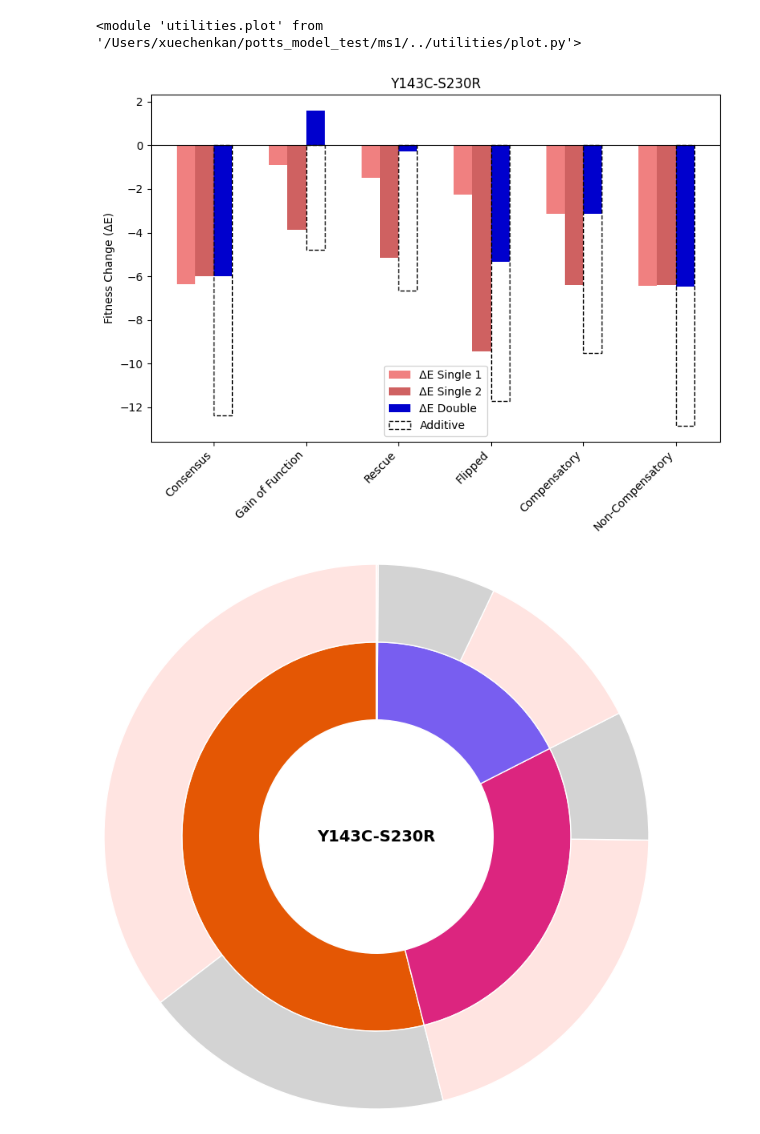
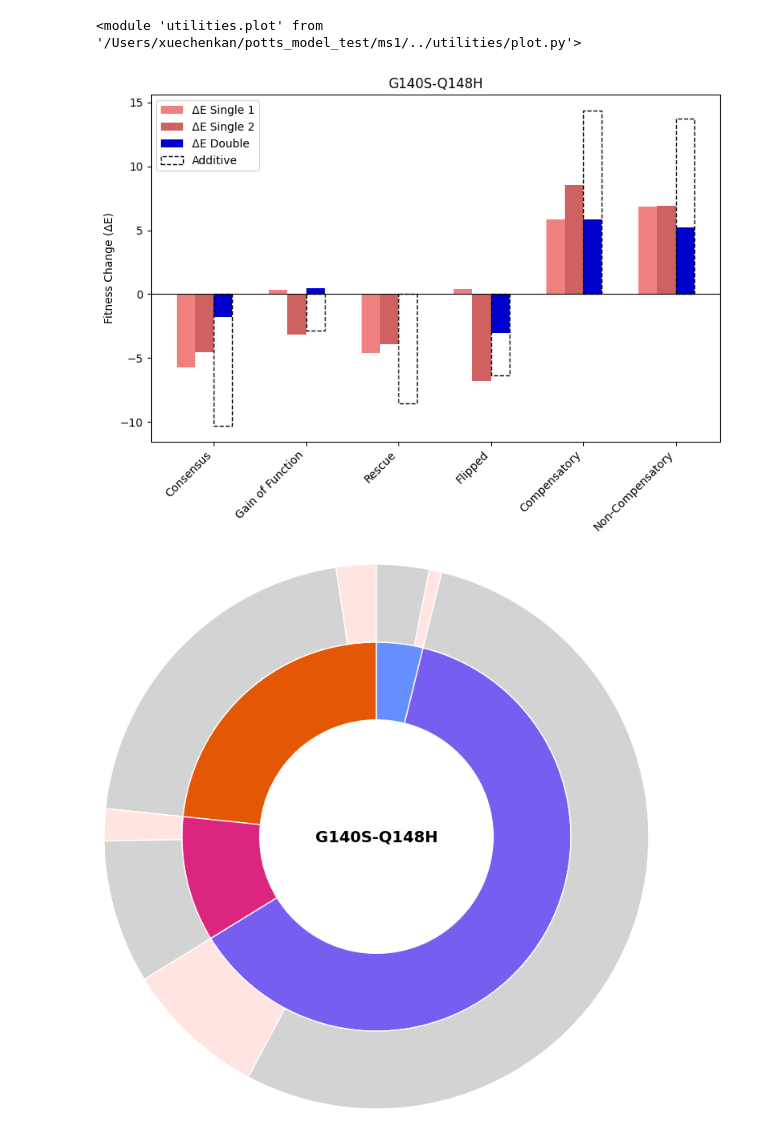
Before and after one commit to Daniel-Xkan/potts_model_test, a Jupyter notebook: ms1/epistasis_explore_1.3normalize_hist.ipynb, the cells around one changed output. Drawn from its saved outputs; the diff is of its cells as text; code cells hidden in the pictures.

```diff
--- a/ms1/epistasis_explore_1.3normalize_hist.ipynb
+++ b/ms1/epistasis_explore_1.3normalize_hist.ipynb
@@ -45,8 +45,8 @@ IN_all_seq_unreduced = functions.read_seq('IN/data/in.fullseq')
 PR_all_seq_unreduced = functions.read_seq('PR/data/pr.exper.fullseq')
 RT_all_seq_unreduced = functions.read_seq('RT/data/rt.fullseq')
 # %%
-# IN_pair = 'G140S-Q148H'
-IN_pair = 'Y143C-S230R'
+IN_pair = 'G140S-Q148H'
+# IN_pair = 'Y143C-S230R'
 # IN_pair = 'G140A-Q148K'
 # IN_pair = 'G140S-Q148R'
 # IN_pair = 'G140S-Q148K'
@@ -130,32 +130,32 @@ for IN_seq in IN_all_seq:
     else:
         IN_other_bars.append((IN_all_seq.index(IN_seq), pair1_de, pair2_de, pair12_de))
         noncompensatory_counts += 1
         if (pair1_de - pair2_de)*consensus_flip_relation < 0:
             IN_flipped_bars.append((IN_all_seq.index(IN_seq), pair1_de, pair2_de, pair12_de))
             noncompensatory_flip += 1
         else:
             noncompensatory_nonflip += 1
 
 IN_rescue_bars.sort(key=lambda x: x[3], reverse=True)
 IN_flipped_bars.sort(key=lambda x: abs(x[1]-x[2]), reverse=True)
 IN_compensatory_bars.sort(key=lambda x: x[3], reverse=True)
 IN_other_bars.sort(key=lambda x: x[3], reverse=True)
 
 IN_bars.insert(0, ('Consensus', consensus_result[0], consensus_result[1], consensus_result[2]))
 # print("IN_bars:", IN_bars)
 if IN_gof_bars:
     IN_bars.insert(1, ('Gain of Function', IN_gof_bars[0][1], IN_gof_bars[0][2], IN_gof_bars[0][3]))
 if IN_rescue_bars:
     IN_bars.insert(2, ('Rescue', IN_rescue_bars[0][1], IN_rescue_bars[0][2], IN_rescue_bars[0][3]))
 if IN_flipped_bars:
     IN_bars.insert(3, ('Flipped', IN_flipped_bars[0][1], IN_flipped_bars[0][2], IN_flipped_bars[0][3]))
 if IN_compensatory_bars:
     IN_bars.insert(4, ('Compensatory', IN_compensatory_bars[0][1], IN_compensatory_bars[0][2], IN_compensatory_bars[0][3]))
 if IN_other_bars:
     IN_bars.insert(5, ('Non-Compensatory', IN_other_bars[0][1], IN_other_bars[0][2], IN_other_bars[0][3]))
 plot.plot_epistatic_bar(IN_pair,IN_bars[:6])
 
 plot.epistatic_pie2(IN_pair, compensatory_flip, compensatory_nonflip, noncompensatory_flip, noncompensatory_nonflip, rescue_flip, rescue_nonflip, gof_flip, gof_nonflip)
 # %% [output]
-[figure, old version]
+[figure, new version]
-[figure, old version]
+[figure, new version]
```
Also changed, not shown: parts of 6 cells of this notebook, 19 other files.
